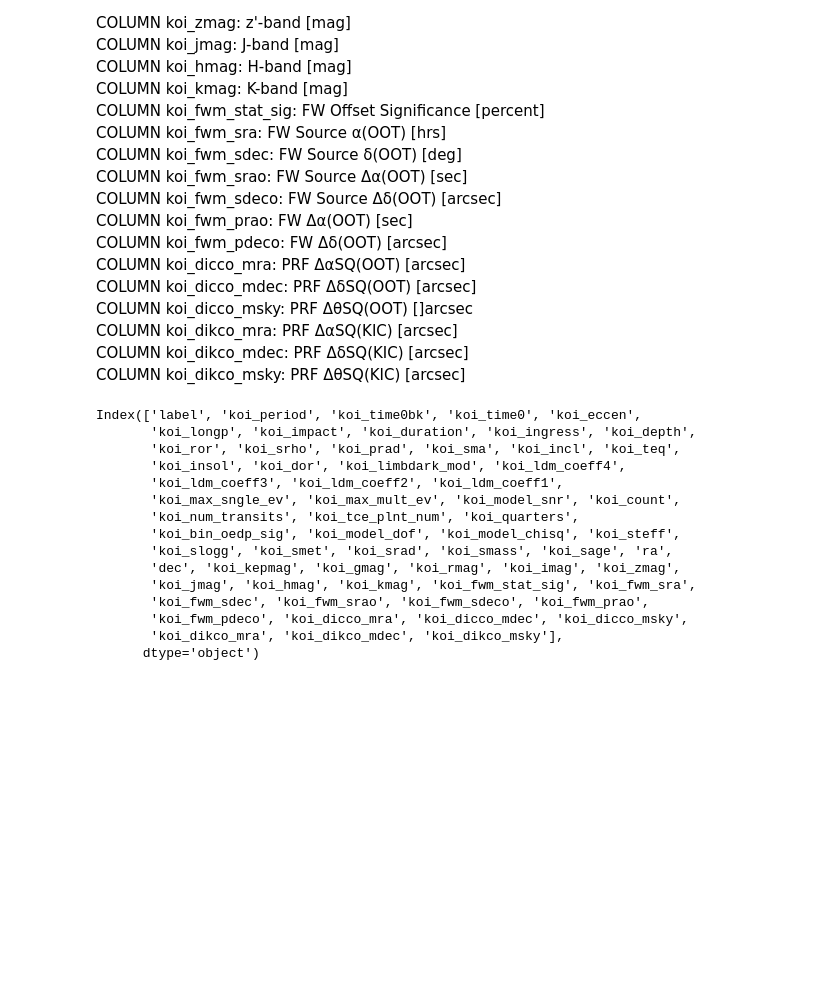
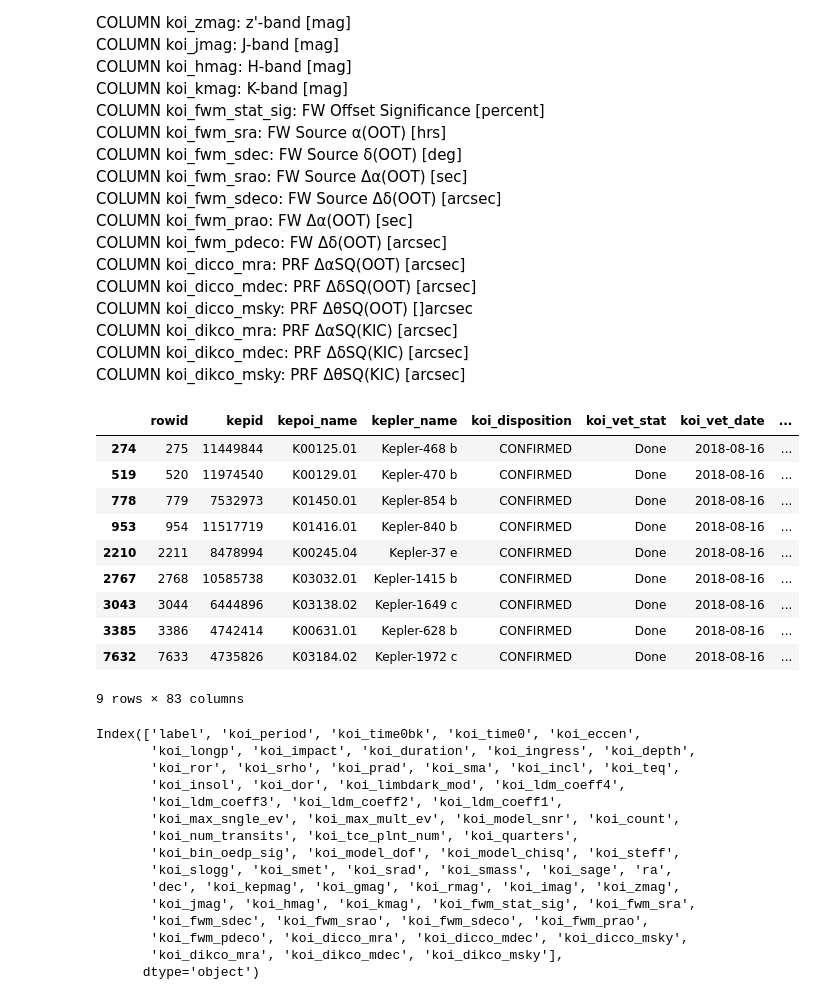
Before and after one commit to kaminskaz/mAI_little_pony, a Jupyter notebook: code/eda_ula.ipynb, the cells around one changed output. Drawn from its saved outputs; the diff is of its cells as text; code cells hidden in the pictures; blank space fills up the shorter version.

```diff
--- a/code/eda_ula.ipynb
+++ b/code/eda_ula.ipynb
@@ -88,3 +88,23 @@ COLUMN koi_dicco_msky: PRF ΔθSQ(OOT) []arcsec
 COLUMN koi_dikco_mra: PRF ΔαSQ(KIC) [arcsec]
 COLUMN koi_dikco_mdec: PRF ΔδSQ(KIC) [arcsec]
 COLUMN koi_dikco_msky: PRF ΔθSQ(KIC) [arcsec]
+# %%
+# data without candidates in koi_disposition
+df = df[df.koi_disposition != 'CANDIDATE']
+# %%
+# data where nasa predictions where wrong
+df_wrong = df[(df['koi_disposition'] == 'CONFIRMED') & (df['koi_pdisposition'] == 'FALSE POSITIVE')]
+# %%
+df_wrong
+# %% [output]
+|  | rowid | kepid | kepoi_name | kepler_name | koi_disposition | koi_vet_stat | koi_vet_date | ... |
+| 274 | 275 | 11449844 | K00125.01 | Kepler-468 b | CONFIRMED | Done | 2018-08-16 | ... |
+| 519 | 520 | 11974540 | K00129.01 | Kepler-470 b | CONFIRMED | Done | 2018-08-16 | ... |
+| 778 | 779 | 7532973 | K01450.01 | Kepler-854 b | CONFIRMED | Done | 2018-08-16 | ... |
+| 953 | 954 | 11517719 | K01416.01 | Kepler-840 b | CONFIRMED | Done | 2018-08-16 | ... |
+| 2210 | 2211 | 8478994 | K00245.04 | Kepler-37 e | CONFIRMED | Done | 2018-08-16 | ... |
+| 2767 | 2768 | 10585738 | K03032.01 | Kepler-1415 b | CONFIRMED | Done | 2018-08-16 | ... |
+| 3043 | 3044 | 6444896 | K03138.02 | Kepler-1649 c | CONFIRMED | Done | 2018-08-16 | ... |
+| 3385 | 3386 | 4742414 | K00631.01 | Kepler-628 b | CONFIRMED | Done | 2018-08-16 | ... |
+| 7632 | 7633 | 4735826 | K03184.02 | Kepler-1972 c | CONFIRMED | Done | 2018-08-16 | ... |
+9 rows × 83 columns
```
Also changed, not shown: parts of 14 cells of this notebook, 5 other files.
